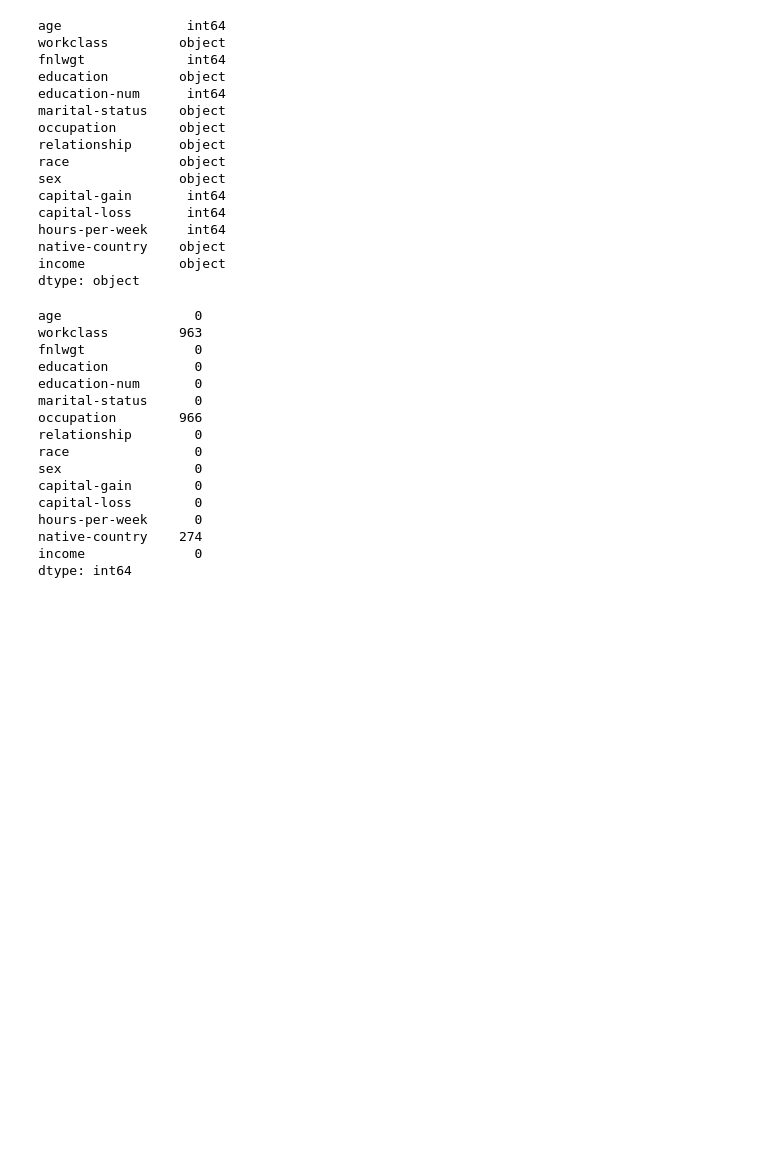
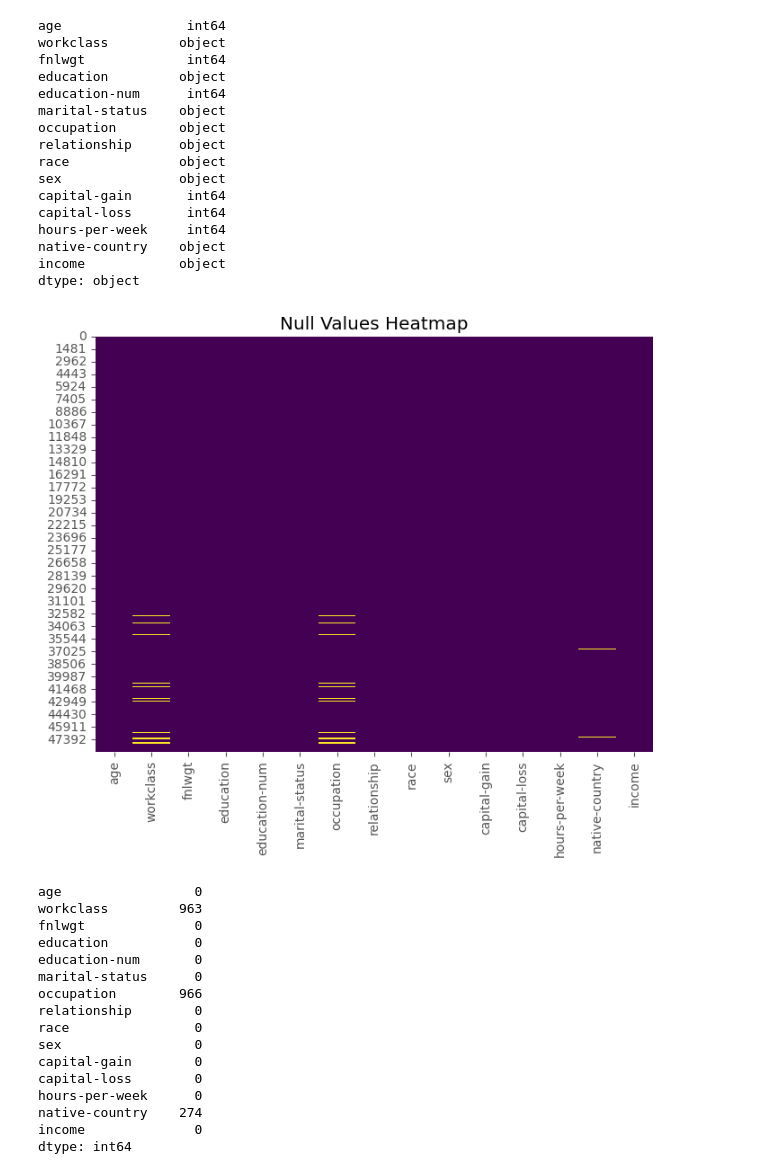
Before and after one commit to Lakshan2023/Machine-Learning-Coursework, a Jupyter notebook: DataCleaningProcess.ipynb, the cells around one changed output. Drawn from its saved outputs; the diff is of its cells as text; code cells hidden in the pictures; blank space fills up the shorter version.

```diff
--- a/DataCleaningProcess.ipynb
+++ b/DataCleaningProcess.ipynb
@@ -141,6 +141,15 @@ hours-per-week     int64
 native-country    object
 income            object
 dtype: object
+# %%
+null_mask = data.isnull()
+
+plt.figure(figsize=(8, 6))
+sns.heatmap(null_mask, cmap='viridis', cbar=False)
+plt.title('Null Values Heatmap')
+plt.show()
+# %% [output]
+[figure, added]
 # %%
 # Checking for classes with null values
 data.isnull().sum()  # work class, occupation and native country has null values
```
Also changed, not shown: parts of 103 cells of this notebook, 1 other file.
